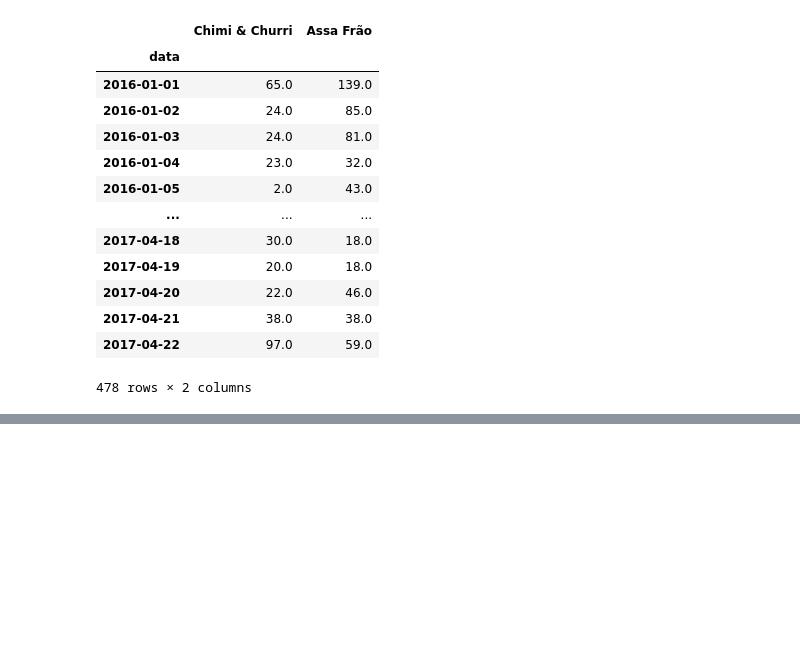
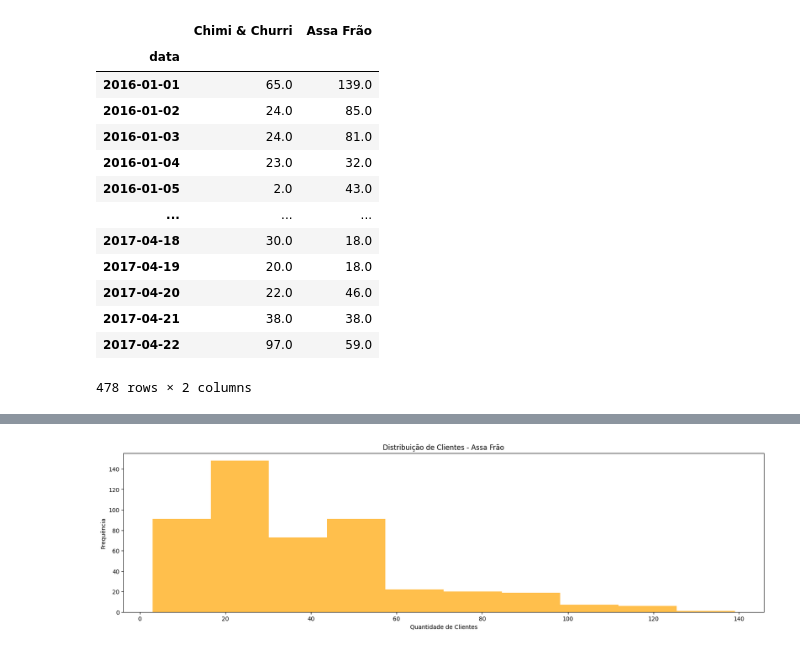
Before and after one commit to JCarapina/Estudos-praticos, a Jupyter notebook: arquivo.ipynb, the cells around one changed output, grey strips where cells are left out. Saved outputs shown, nothing was run; the diff lists cells and outputs as text; code cells hidden in the pictures; blank space fills up the shorter version.

```diff
--- a/arquivo.ipynb
+++ b/arquivo.ipynb
@@ -52,0 +117,9 @@ dados
+# %%
+plt.figure(figsize=(20,5))
+plt.hist(dados['Assa Frão'],alpha=0.7, color='orange')
+plt.title('Distribuição de Clientes - Assa Frão')
+plt.xlabel('Quantidade de Clientes')
+plt.ylabel('Frequência')
+plt.show()
+# %% [output]
+[figure, added]
```
Also changed, not shown: parts of 20 cells of this notebook.
